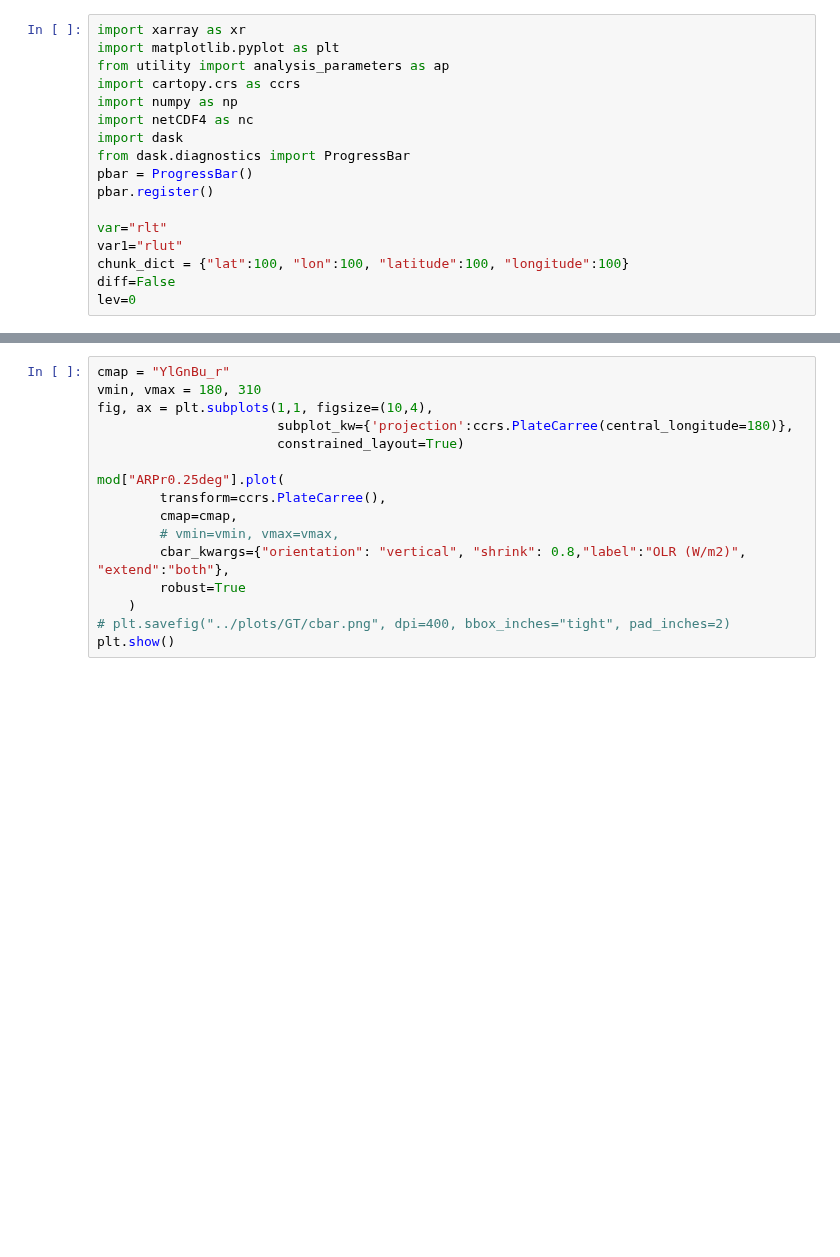
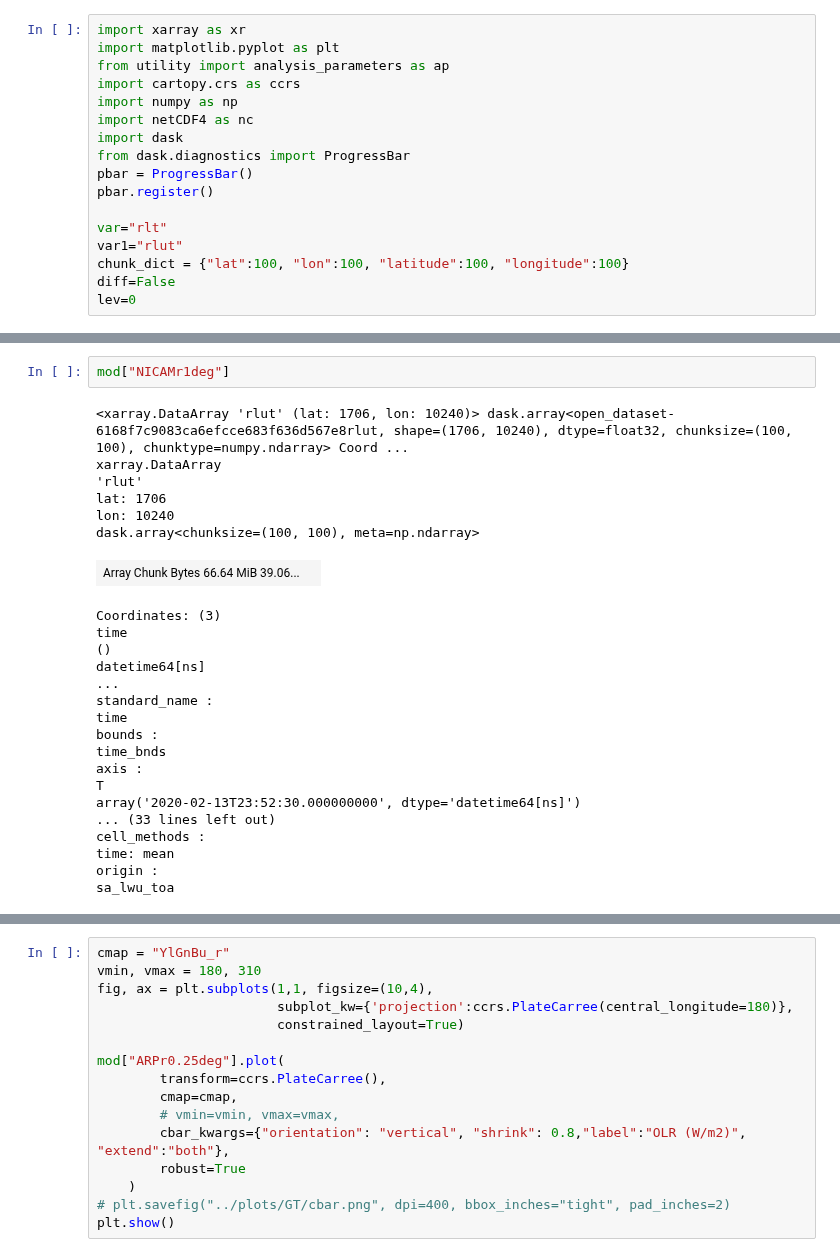
Before and after one commit to smturbev/dyamond2, a Jupyter notebook: python_scripts/global_tropics_mean.ipynb, the cells around one changed output, grey strips where cells are left out. Drawn from its saved outputs; the diff is of its cells as text; blank space fills up the shorter version.

```diff
--- a/python_scripts/global_tropics_mean.ipynb
+++ b/python_scripts/global_tropics_mean.ipynb
@@ -137,3 +84,30 @@ FileNotFoundError: [Errno 2] No such file or directory: b'/work/bb1153/b380883/G
+# %%
+mod["NICAMr1deg"]
+# %% [output]
+<xarray.DataArray 'rlut' (lat: 1706, lon: 10240)> dask.array<open_dataset-6168f7c9083ca6efcce683f636d567e8rlut, shape=(1706, 10240), dtype=float32, chunksize=(100, 100), chunktype=numpy.ndarray> Coord ...
+xarray.DataArray
+'rlut'
+lat: 1706
+lon: 10240
+dask.array<chunksize=(100, 100), meta=np.ndarray>
+| Array Chunk Bytes 66.64 MiB 39.06... |  |
+Coordinates: (3)
+time
+()
+datetime64[ns]
+...
+standard_name :
+time
+bounds :
+time_bnds
+axis :
+T
+array('2020-02-13T23:52:30.000000000', dtype='datetime64[ns]')
+... (33 lines left out)
+cell_methods :
+time: mean
+origin :
+sa_lwu_toa
 # %%
 fig, ax = plt.subplots(len(mod),1, figsize=(8,2*len(mod)),
                        subplot_kw={'projection':ccrs.PlateCarree(central_longitude=180)},
```
Also changed, not shown: parts of 12 cells of this notebook, 11 other files.
